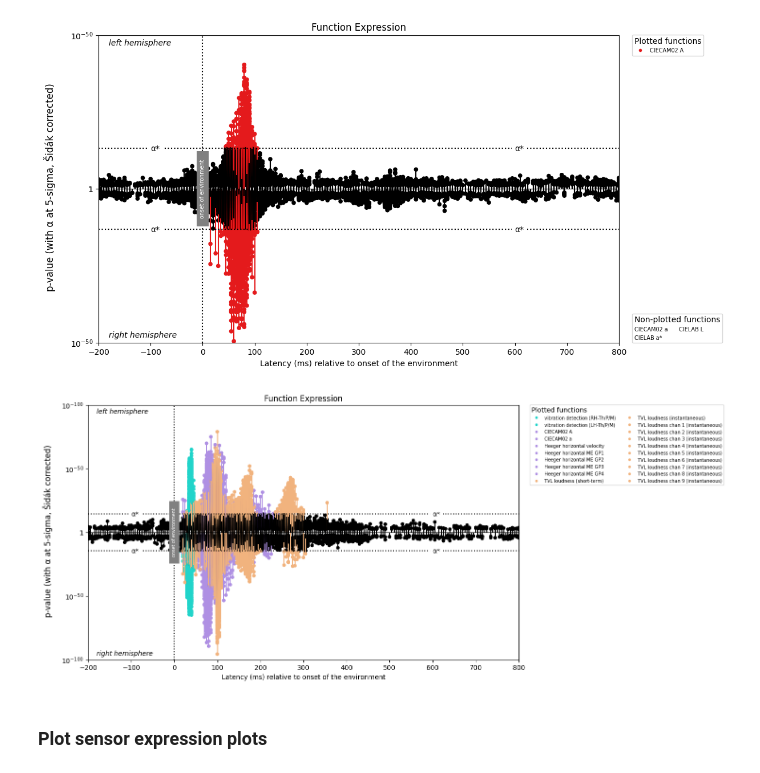
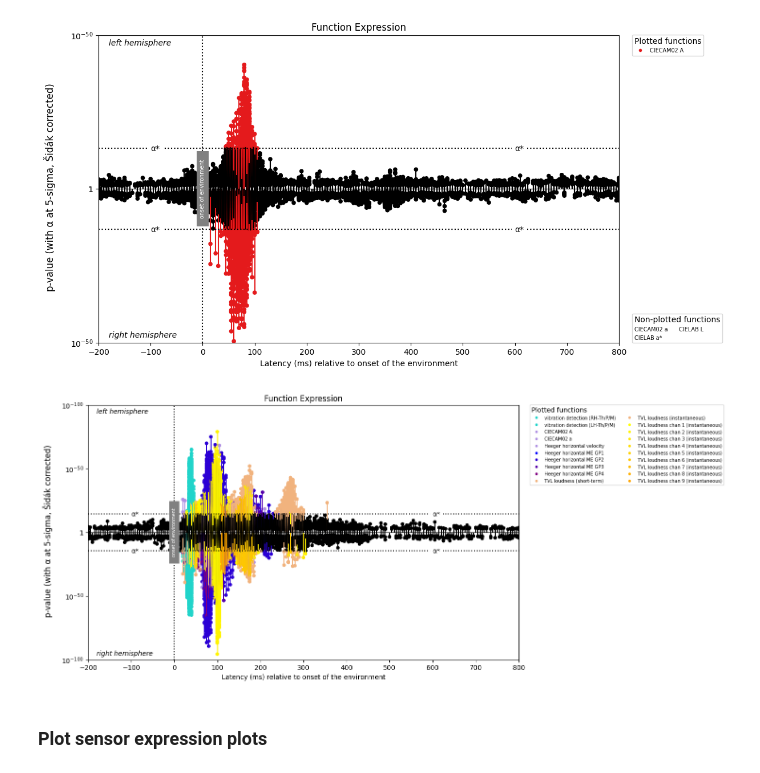
Before and after one commit to kymata-atlas/kymata-core, a Jupyter notebook: demos/demo_plotting.ipynb, the cells around one changed output. Cells and saved outputs as stored; diff of their text form; code cells hidden in the pictures.

Commit message:
New function for producing colour gradients of colours

```diff
--- a/demos/demo_plotting.ipynb
+++ b/demos/demo_plotting.ipynb
@@ -67,49 +68,53 @@ expression_plot(expression_data_kymata_mirror[
 # Override colours (using hexcodes) so that all touch are cyan, all hearing orange, and all visual purple
 expression_plot(expression_data_kymata_mirror[
                     'vibration detection (RH-Th/P/M)',
                     'vibration detection (LH-Th/P/M)',
                     'CIECAM02 A',
                     'CIECAM02 a',
                     'Heeger horizontal velocity',
                     'Heeger horizontal ME GP1',
                     'Heeger horizontal ME GP2',
                     'Heeger horizontal ME GP3',
                     'Heeger horizontal ME GP4',
                     'TVL loudness (short-term)',
                     'TVL loudness (instantaneous)',
                     'TVL loudness chan 1 (instantaneous)',
                     'TVL loudness chan 2 (instantaneous)',
                     'TVL loudness chan 3 (instantaneous)',
                     'TVL loudness chan 4 (instantaneous)',
                     'TVL loudness chan 5 (instantaneous)',
                     'TVL loudness chan 6 (instantaneous)',
                     'TVL loudness chan 7 (instantaneous)',
                     'TVL loudness chan 8 (instantaneous)',
                     'TVL loudness chan 9 (instantaneous)',
-                ], color = {
+                ],
+                color = {
                     'vibration detection (RH-Th/P/M)': '#21d4ca',
                     'vibration detection (LH-Th/P/M)': '#21d4ca',
                     'CIECAM02 A': '#af90e3',
                     'CIECAM02 a': '#af90e3',
                     'Heeger horizontal velocity': '#af90e3',
-                    'Heeger horizontal ME GP1': '#af90e3',
-                    'Heeger horizontal ME GP2': '#af90e3',
-                    'Heeger horizontal ME GP3': '#af90e3',
-                    'Heeger horizontal ME GP4': '#af90e3',
+                } | gradient_color_dict([
+                    'Heeger horizontal ME GP1',
+                    'Heeger horizontal ME GP2',
+                    'Heeger horizontal ME GP3',
+                    'Heeger horizontal ME GP4',
+                ], start_color="blue", stop_color="purple") | {
                     'TVL loudness (short-term)': '#f1b37e',
                     'TVL loudness (instantaneous)': '#f1b37e',
-                    'TVL loudness chan 1 (instantaneous)': '#f1b37e',
-                    'TVL loudness chan 2 (instantaneous)': '#f1b37e',
-                    'TVL loudness chan 3 (instantaneous)': '#f1b37e',
-                    'TVL loudness chan 4 (instantaneous)': '#f1b37e',
-                    'TVL loudness chan 5 (instantaneous)': '#f1b37e',
-                    'TVL loudness chan 6 (instantaneous)': '#f1b37e',
-                    'TVL loudness chan 7 (instantaneous)': '#f1b37e',
-                    'TVL loudness chan 8 (instantaneous)': '#f1b37e',
-                    'TVL loudness chan 9 (instantaneous)': '#f1b37e'
-                  })
+                } | gradient_color_dict([
+                    'TVL loudness chan 1 (instantaneous)',
+                    'TVL loudness chan 2 (instantaneous)',
+                    'TVL loudness chan 3 (instantaneous)',
+                    'TVL loudness chan 4 (instantaneous)',
+                    'TVL loudness chan 5 (instantaneous)',
+                    'TVL loudness chan 6 (instantaneous)',
+                    'TVL loudness chan 7 (instantaneous)',
+                    'TVL loudness chan 8 (instantaneous)',
+                    'TVL loudness chan 9 (instantaneous)',
+                ], start_color="yellow", stop_color="orange"))
 # %% [output]
-[figure, old version]
+[figure, new version]
 # %% [markdown]
 ### Plot sensor expression plots
 # %%
```
Also changed, not shown: parts of 3 cells of this notebook, 2 other files.
